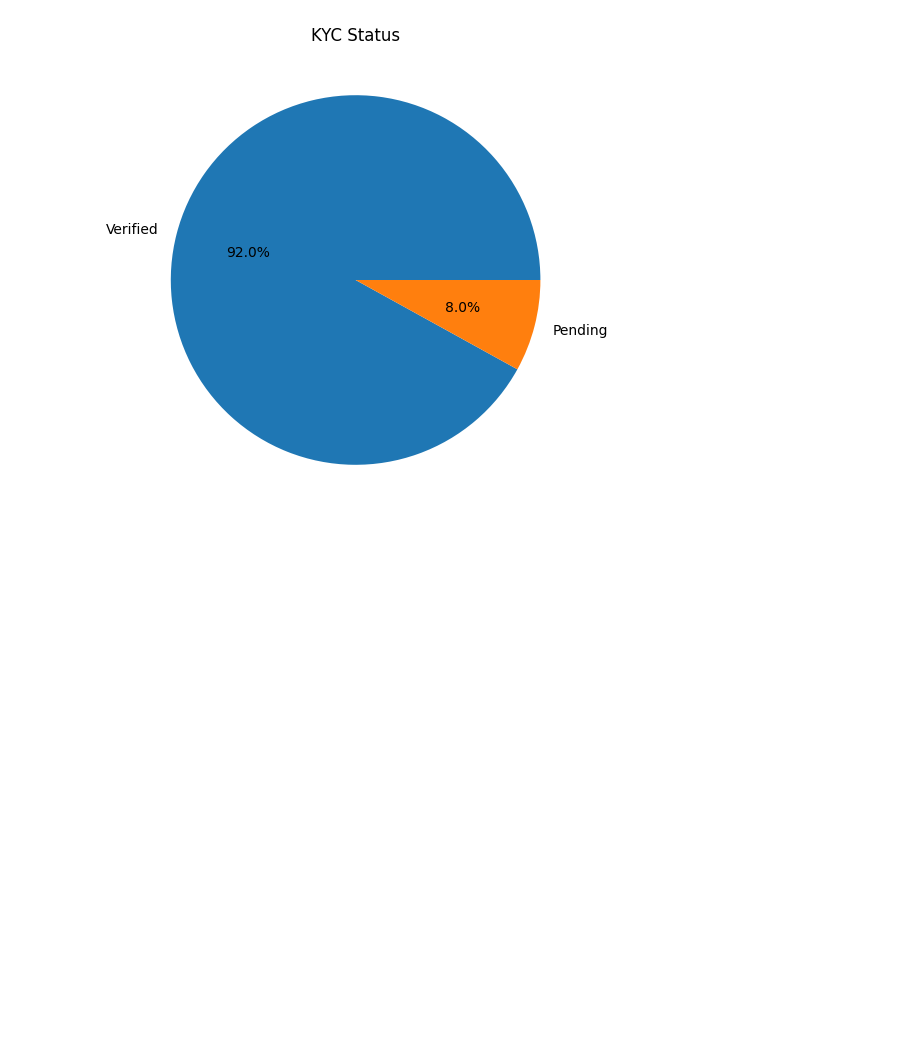
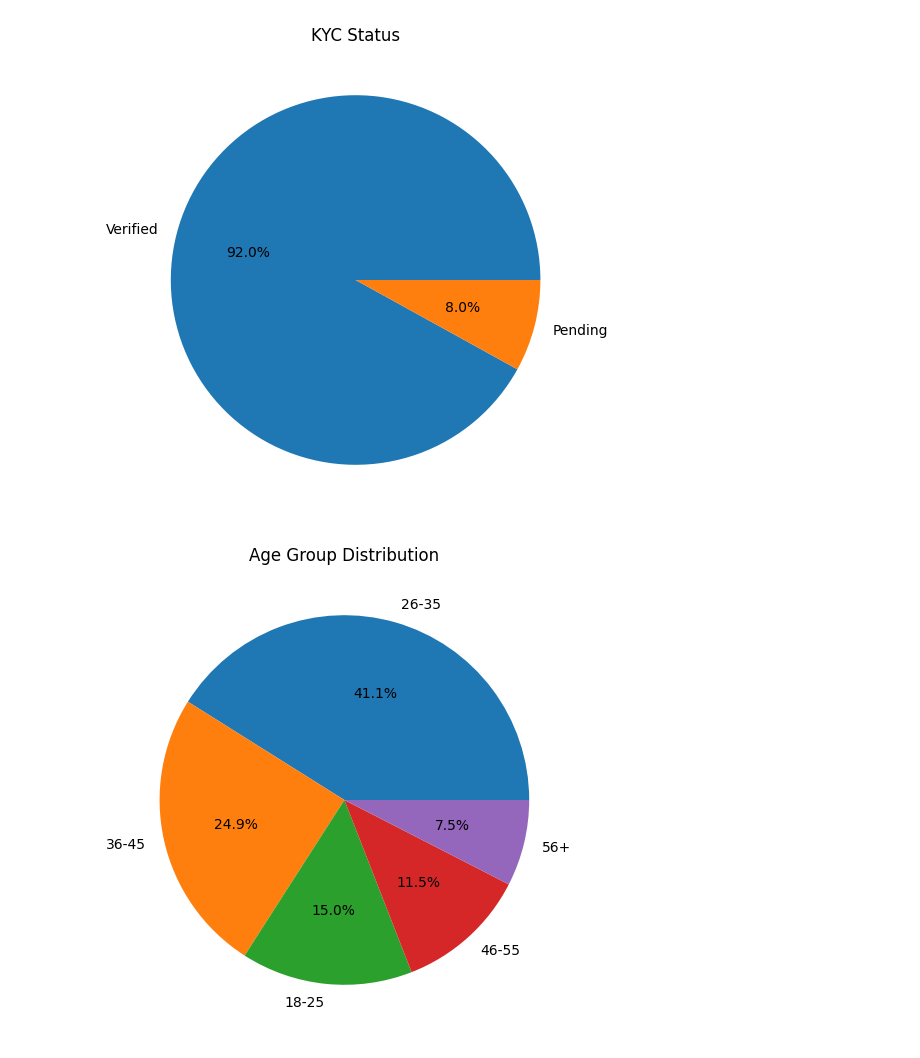
Before and after one commit to Rajkumar200526/bluestock_mf_capstone, a Jupyter notebook: notebooks/Untitled.ipynb, the cells around one changed output. Drawn from its saved outputs; the diff is of its cells as text; code cells hidden in the pictures; blank space fills up the shorter version.

```diff
--- a/notebooks/Untitled.ipynb
+++ b/notebooks/Untitled.ipynb
@@ -390,3 +390,14 @@ plt.savefig("../charts/kyc_status.png")
 plt.show()
 # %% [output]
 [figure]
+# %%
+transactions['age_group'].value_counts().plot(
+    kind='pie',
+    autopct='%1.1f%%'
+)
+
+plt.title("Age Group Distribution")
+plt.savefig("../charts/age_distribution.png")
+plt.show()
+# %% [output]
+[figure, added]
```
Also changed, not shown: parts of 7 cells of this notebook, 9 other files.
